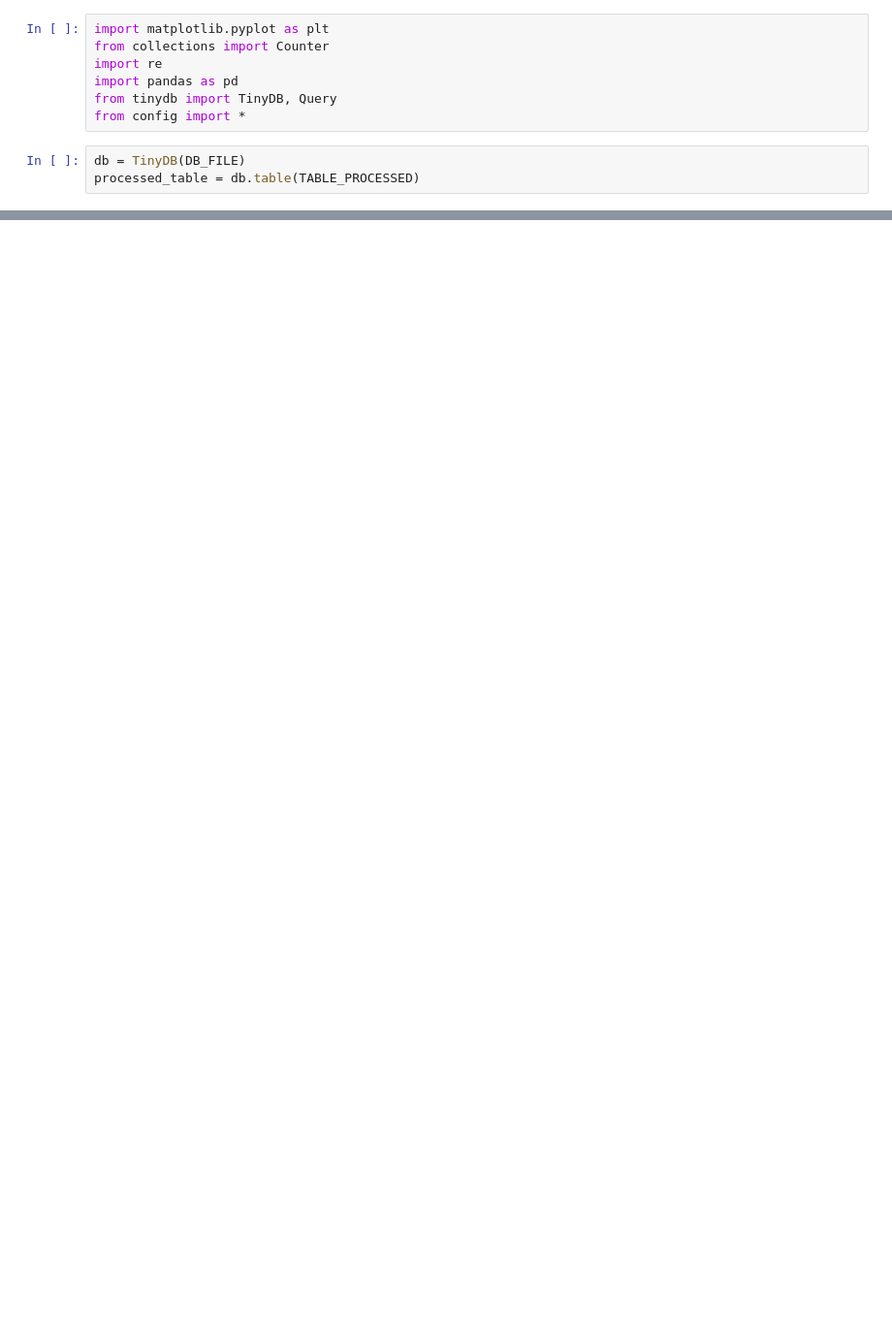
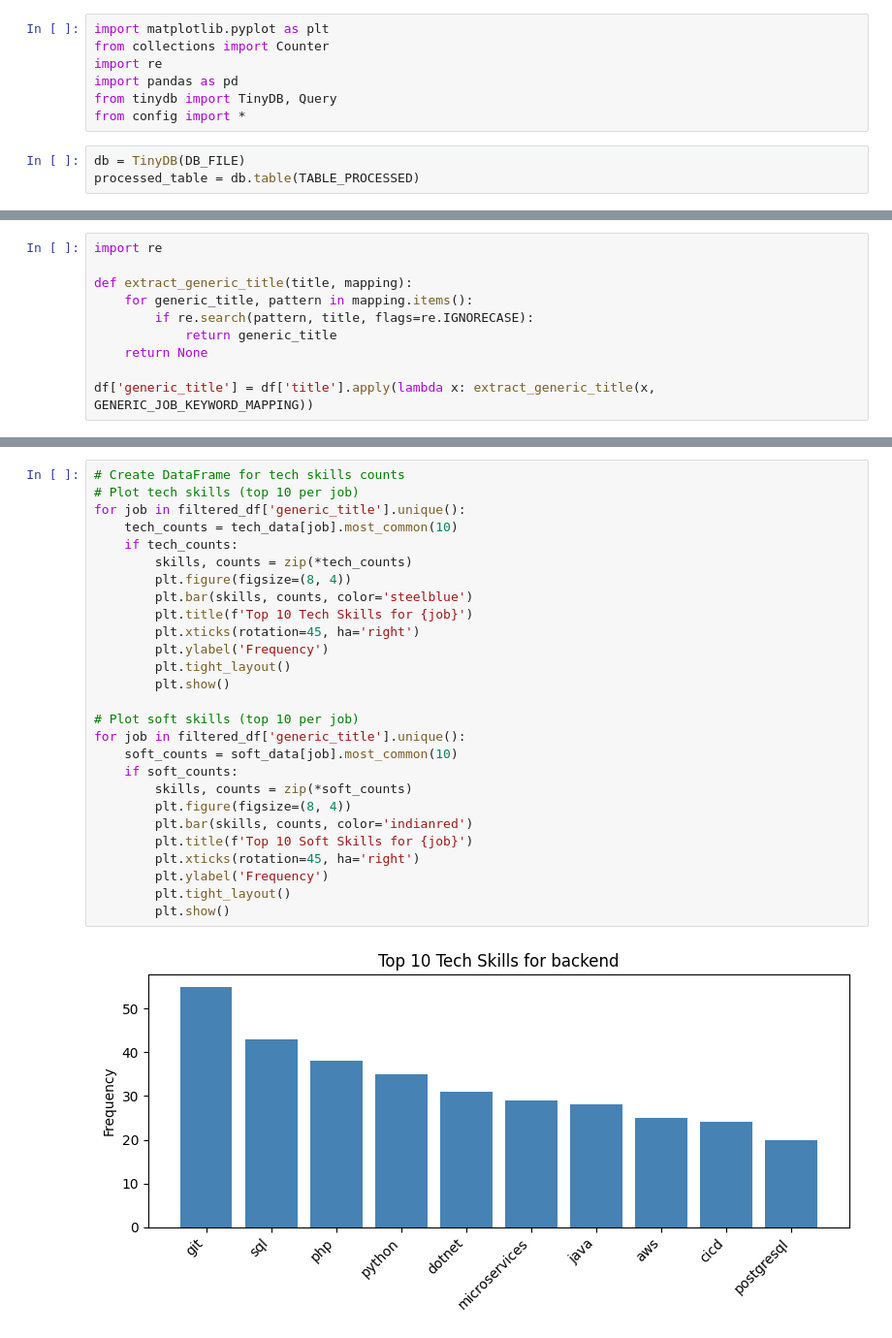
Before and after one commit to CatalinPlesu/job_market_md_refactor, a Jupyter notebook: job_analyzer.ipynb, the cells around one changed output, grey strips where cells are left out. Shown at 97% size. Saved outputs shown, nothing was run; the diff lists cells and outputs as text; blank space fills up the shorter version.

```diff
--- a/job_analyzer.ipynb
+++ b/job_analyzer.ipynb
@@ -251,0 +566,10 @@ Name: count, dtype: int64
+# %%
+import re
+
+def extract_generic_title(title, mapping):
+    for generic_title, pattern in mapping.items():
+        if re.search(pattern, title, flags=re.IGNORECASE):
+            return generic_title
+    return None
+
+df['generic_title'] = df['title'].apply(lambda x: extract_generic_title(x, GENERIC_JOB_KEYWORD_MAPPING))
@@ -251,0 +619,29 @@ Name: count, dtype: int64
+# %%
+# Create DataFrame for tech skills counts
+# Plot tech skills (top 10 per job)
+for job in filtered_df['generic_title'].unique():
+    tech_counts = tech_data[job].most_common(10)
+    if tech_counts:
+        skills, counts = zip(*tech_counts)
+        plt.figure(figsize=(8, 4))
+        plt.bar(skills, counts, color='steelblue')
+        plt.title(f'Top 10 Tech Skills for {job}')
+        plt.xticks(rotation=45, ha='right')
+        plt.ylabel('Frequency')
+        plt.tight_layout()
+        plt.show()
+
+# Plot soft skills (top 10 per job)
+for job in filtered_df['generic_title'].unique():
+    soft_counts = soft_data[job].most_common(10)
+    if soft_counts:
+        skills, counts = zip(*soft_counts)
+        plt.figure(figsize=(8, 4))
+        plt.bar(skills, counts, color='indianred')
+        plt.title(f'Top 10 Soft Skills for {job}')
+        plt.xticks(rotation=45, ha='right')
+        plt.ylabel('Frequency')
+        plt.tight_layout()
+        plt.show()
+# %% [output]
+[figure, added]
```
Also changed, not shown: parts of 39 cells of this notebook, 1 other file.
